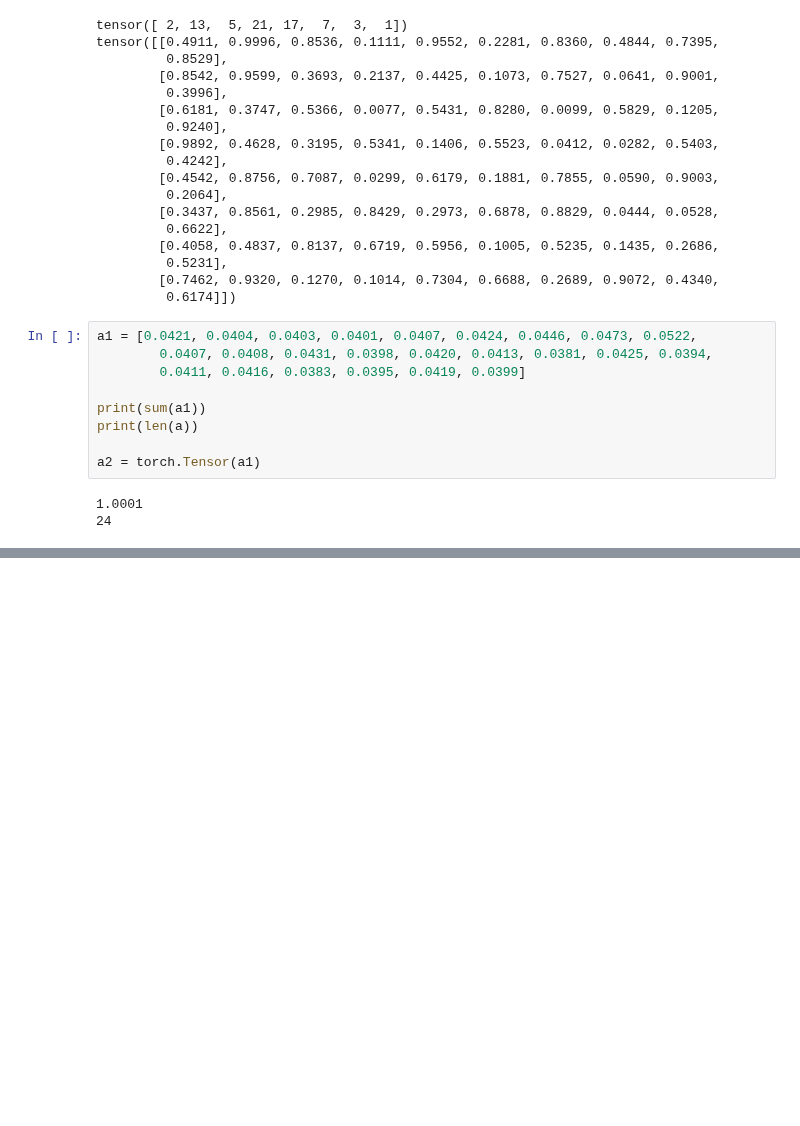
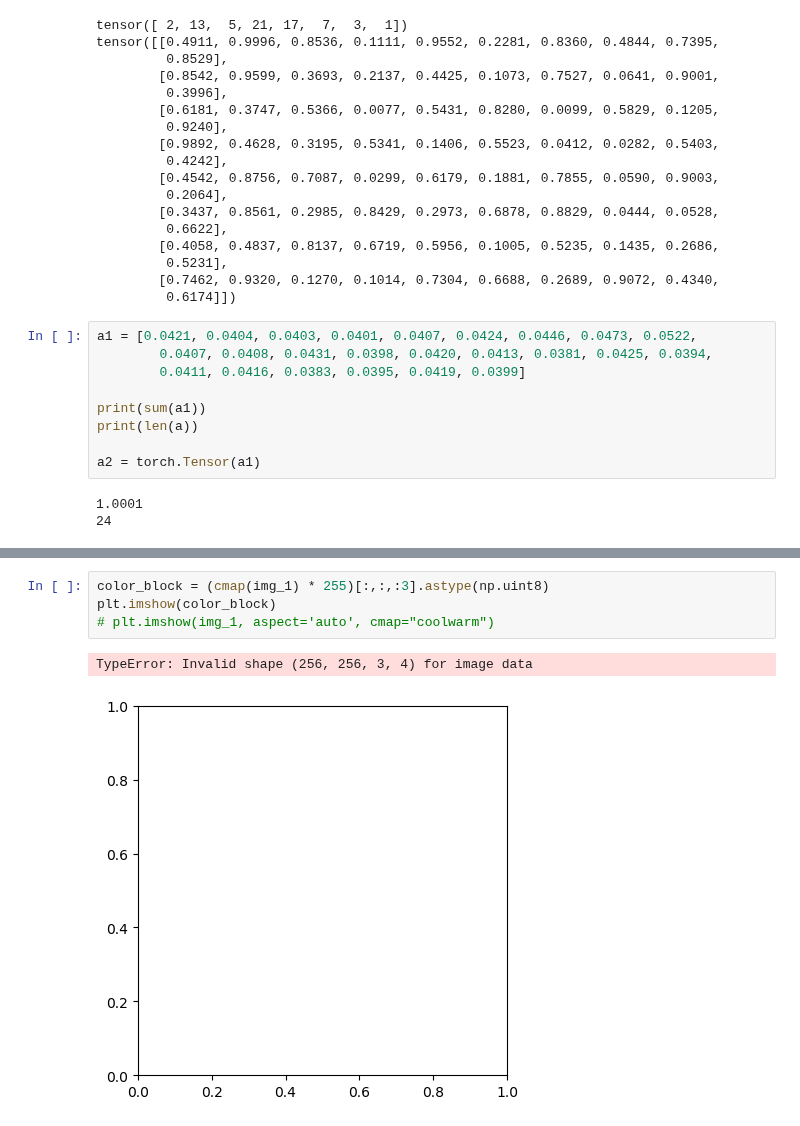
Before and after one commit to AshrithSagar/CLAM-Fungal, a Jupyter notebook: test_1.ipynb, the cells around one changed output, grey strips where cells are left out. Cells and saved outputs as stored; diff of their text form; blank space fills up the shorter version.

```diff
--- a/test_1.ipynb
+++ b/test_1.ipynb
@@ -332,0 +437,7 @@ tensor([ 8,  7,  6, 11, 16,  5,  0, 13])
+# %%
+color_block = (cmap(img_1) * 255)[:,:,:3].astype(np.uint8)
+plt.imshow(color_block)
+# plt.imshow(img_1, aspect='auto', cmap="coolwarm")
+# %% [output]
+TypeError: Invalid shape (256, 256, 3, 4) for image data
+[figure, added]
```
Also changed, not shown: parts of 11 cells of this notebook, 5 other files.
